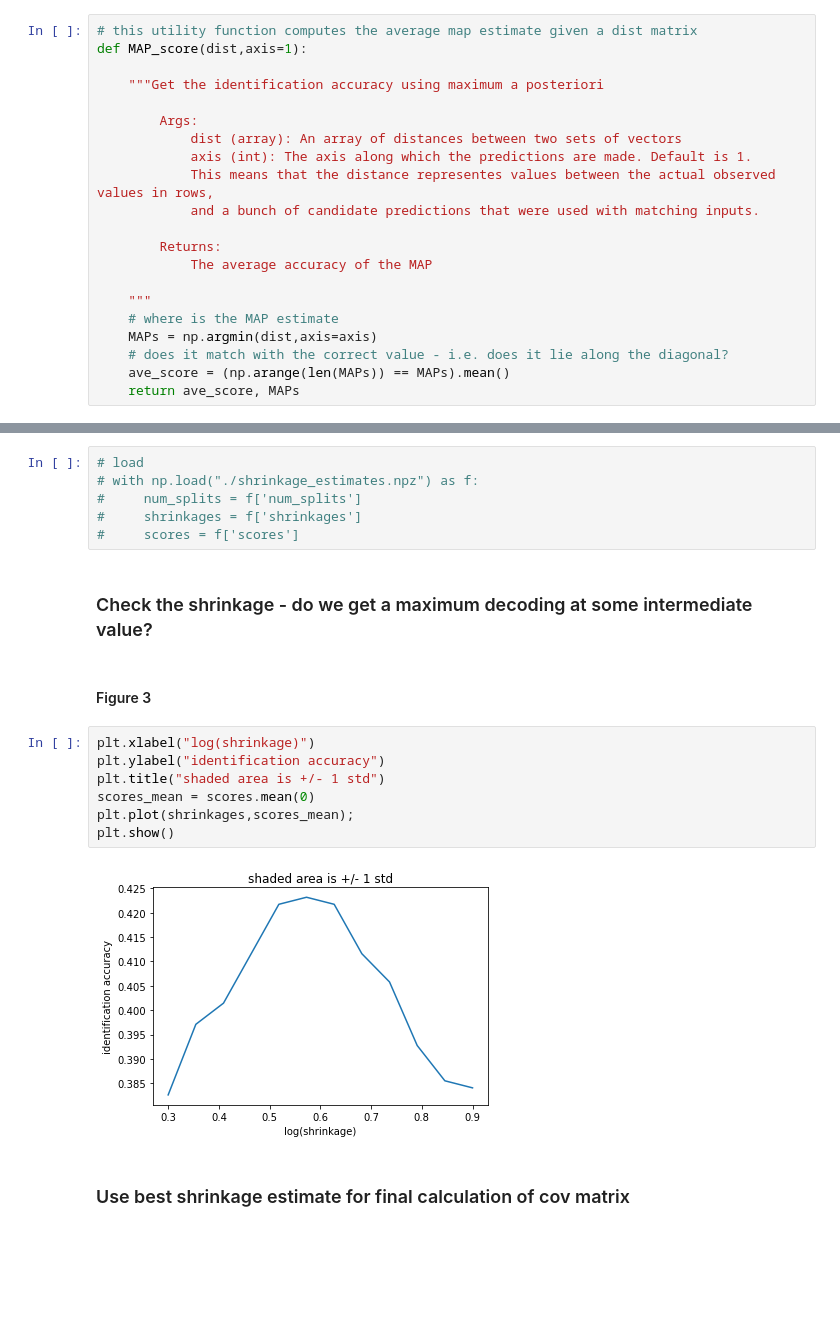
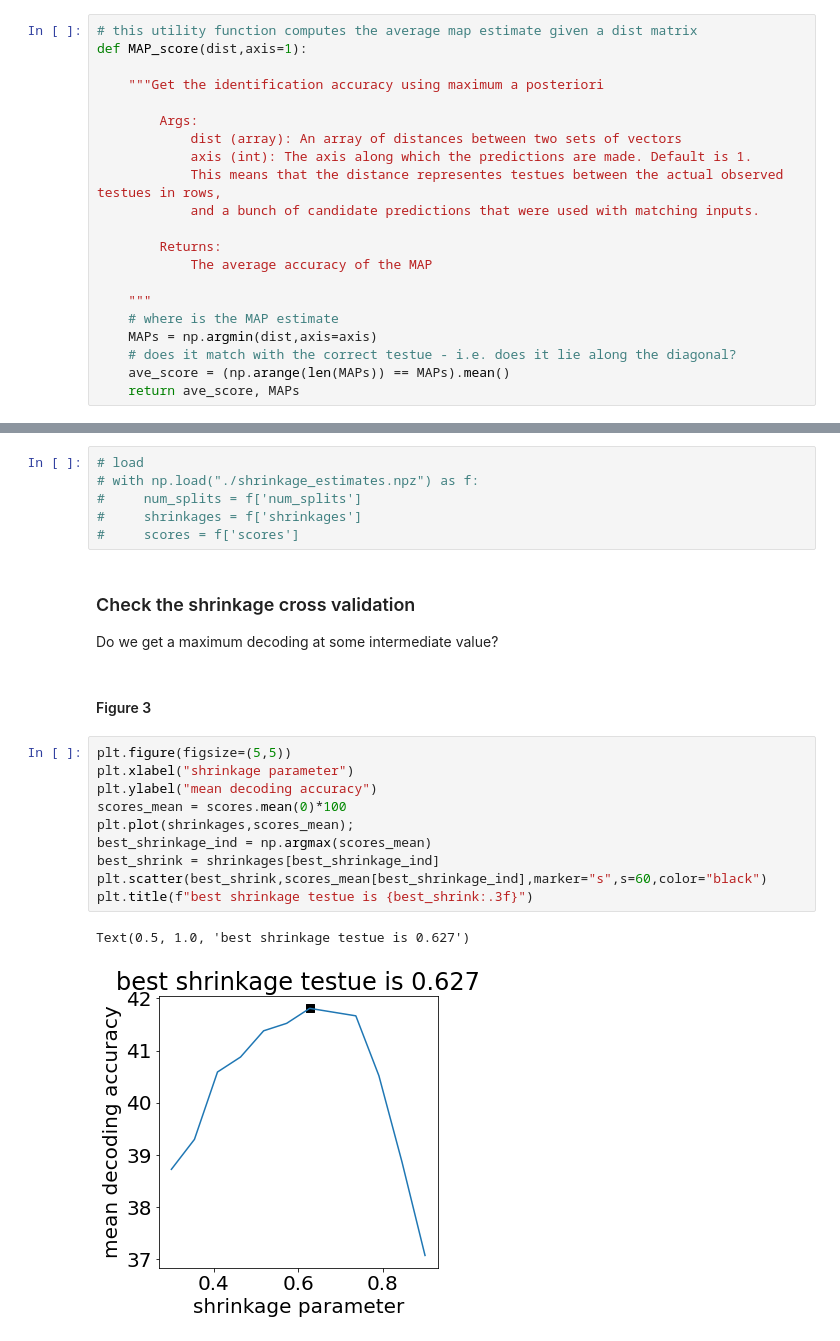
Before and after one commit to drorcohengithub/decoding_visual_experience, a Jupyter notebook: decoding_visual_experience.ipynb, the cells around one changed output, grey strips where cells are left out. Drawn from its saved outputs; the diff is of its cells as text; blank space fills up the shorter version.

```diff
--- a/decoding_visual_experience.ipynb
+++ b/decoding_visual_experience.ipynb
@@ -626,7 +642,7 @@ def MAP_score(dist,axis=1):
         Args:
             dist (array): An array of distances between two sets of vectors
             axis (int): The axis along which the predictions are made. Default is 1.
-            This means that the distance representes values between the actual observed values in rows,
+            This means that the distance representes testues between the actual observed testues in rows,
             and a bunch of candidate predictions that were used with matching inputs.
 
         Returns:
@@ -635,7 +651,7 @@ def MAP_score(dist,axis=1):
     """
     # where is the MAP estimate
     MAPs = np.argmin(dist,axis=axis)
-    # does it match with the correct value - i.e. does it lie along the diagonal?
+    # does it match with the correct testue - i.e. does it lie along the diagonal?
     ave_score = (np.arange(len(MAPs)) == MAPs).mean()
     return ave_score, MAPs
 # %% [markdown]
@@ -720,17 +745,20 @@ shrink val: 0.3545, score: 0.4124
 #     shrinkages = f['shrinkages']
 #     scores = f['scores']
 # %% [markdown]
-### Check the shrinkage - do we get a maximum decoding at some intermediate value?
+### Check the shrinkage cross validation
+Do we get a maximum decoding at some intermediate value?
 # %% [markdown]
 #### Figure 3
-# %%
-plt.xlabel("log(shrinkage)")
-plt.ylabel("identification accuracy")
-plt.title("shaded area is +/- 1 std")
-scores_mean = scores.mean(0)
-plt.plot(shrinkages,scores_mean);
-plt.show()
-# %% [output]
-[figure, removed]
-# %% [markdown]
-### Use best shrinkage estimate for final calculation of cov matrix
+# %%
+plt.figure(figsize=(5,5))
+plt.xlabel("shrinkage parameter")
+plt.ylabel("mean decoding accuracy")
+scores_mean = scores.mean(0)*100
+plt.plot(shrinkages,scores_mean);
+best_shrinkage_ind = np.argmax(scores_mean)
+best_shrink = shrinkages[best_shrinkage_ind]
+plt.scatter(best_shrink,scores_mean[best_shrinkage_ind],marker="s",s=60,color="black")
+plt.title(f"best shrinkage testue is {best_shrink:.3f}")
+# %% [output]
+Text(0.5, 1.0, 'best shrinkage testue is 0.627')
+[figure, added]
```
Also changed, not shown: parts of 70 cells of this notebook, 1 other file.
